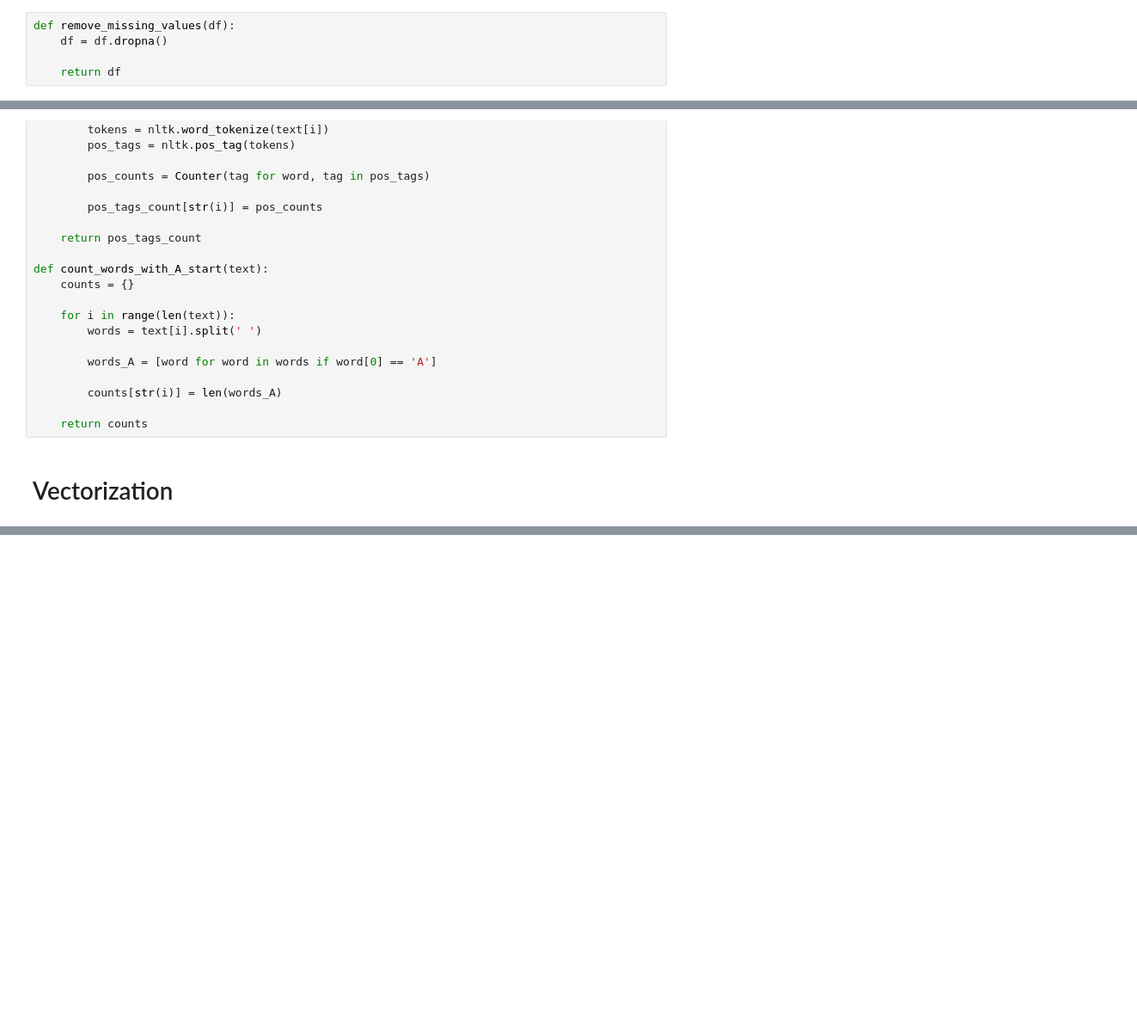
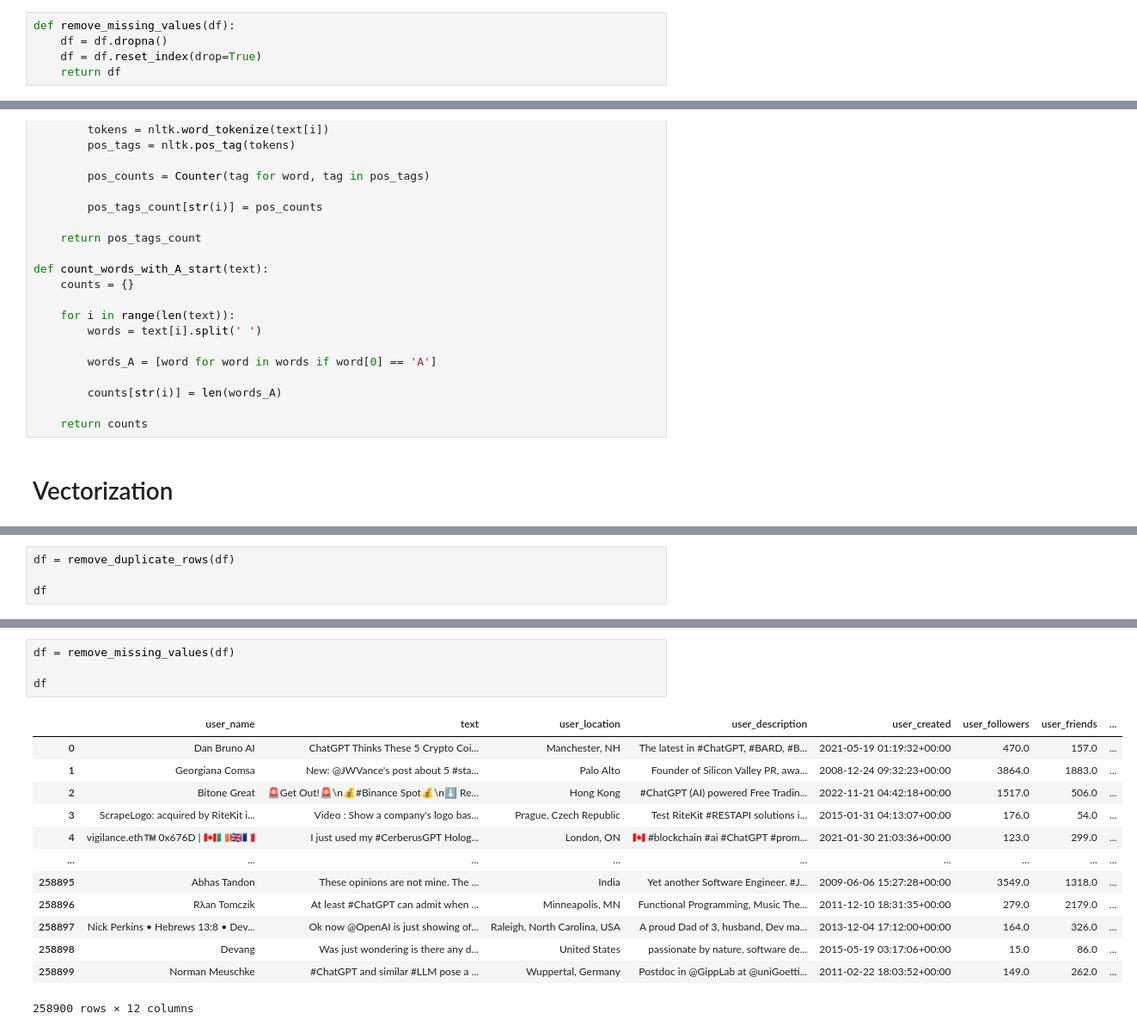
Before and after one commit to afraztahir231/NLP_Lab_Final, a Jupyter notebook: 2020041_AI361_Lab_Final.ipynb, the cells around one changed output, grey strips where cells are left out. Shown at 86% size. Saved outputs shown, nothing was run; the diff lists cells and outputs as text; blank space fills up the shorter version.

```diff
--- a/2020041_AI361_Lab_Final.ipynb
+++ b/2020041_AI361_Lab_Final.ipynb
@@ -94,7 +103,7 @@ def remove_duplicate_rows(df):
 # %%
 def remove_missing_values(df):
     df = df.dropna()
-
+    df = df.reset_index(drop=True)
     return df
 # %% [markdown]
 # Normalize/Clean the Text
@@ -285,0 +352,4 @@ def
+# %%
+df = remove_duplicate_rows(df)
+
+df
@@ -285,0 +370,18 @@ def
+# %%
+df = remove_missing_values(df)
+
+df
+# %% [output]
+|  | user_name | text | user_location | user_description | user_created | user_followers | user_friends | ... |
+| 0 | Dan Bruno AI | ChatGPT Thinks These 5 Crypto Coi... | Manchester, NH | The latest in #ChatGPT, #BARD, #B... | 2021-05-19 01:19:32+00:00 | 470.0 | 157.0 | ... |
+| 1 | Georgiana Comsa | New: @JWVance's post about 5 #sta... | Palo Alto | Founder of Silicon Valley PR, awa... | 2008-12-24 09:32:23+00:00 | 3864.0 | 1883.0 | ... |
+| 2 | Bitone Great | 🚨Get Out!🚨\n💰#Binance Spot💰\n⬇ Re... | Hong Kong | #ChatGPT (AI) powered Free Tradin... | 2022-11-21 04:42:18+00:00 | 1517.0 | 506.0 | ... |
+| 3 | ScrapeLogo: acquired by RiteKit i... | Video : Show a company's logo bas... | Prague, Czech Republic | Test RiteKit #RESTAPI solutions i... | 2015-01-31 04:13:07+00:00 | 176.0 | 54.0 | ... |
+| 4 | vigilance.eth™️ 0x676D | 🇨🇦🇮🇪🇬🇧🇨🇵 | I just used my #CerberusGPT Holog... | London, ON | 🇨🇦 #blockchain #ai #ChatGPT #prom... | 2021-01-30 21:03:36+00:00 | 123.0 | 299.0 | ... |
+| ... | ... | ... | ... | ... | ... | ... | ... | ... |
+| 258895 | Abhas Tandon | These opinions are not mine. The ... | India | Yet another Software Engineer. #J... | 2009-06-06 15:27:28+00:00 | 3549.0 | 1318.0 | ... |
+| 258896 | Rλan Tomczik | At least #ChatGPT can admit when ... | Minneapolis, MN | Functional Programming, Music The... | 2011-12-10 18:31:35+00:00 | 279.0 | 2179.0 | ... |
+| 258897 | Nick Perkins • Hebrews 13:8 • Dev... | Ok now @OpenAI is just showing of... | Raleigh, North Carolina, USA | A proud Dad of 3, husband, Dev ma... | 2013-12-04 17:12:00+00:00 | 164.0 | 326.0 | ... |
+| 258898 | Devang | Was just wondering is there any d... | United States | passionate by nature, software de... | 2015-05-19 03:17:06+00:00 | 15.0 | 86.0 | ... |
+| 258899 | Norman Meuschke | #ChatGPT and similar #LLM pose a ... | Wuppertal, Germany | Postdoc in @GippLab at @uniGoetti... | 2011-02-22 18:03:52+00:00 | 149.0 | 262.0 | ... |
+258900 rows × 12 columns
```
Also changed, not shown: parts of 22 cells of this notebook.
